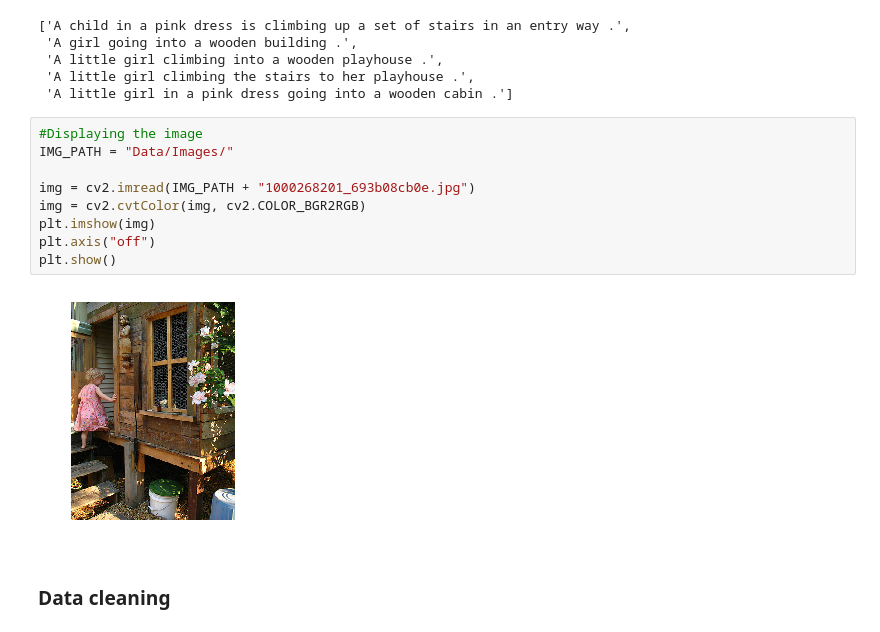
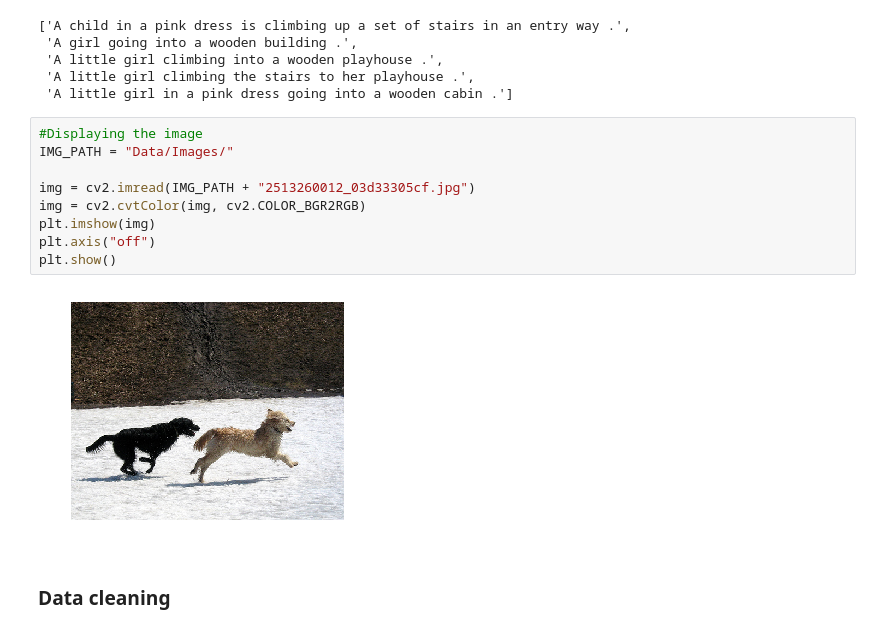
Before and after one commit to CheshtaK/Image-Captioning, a Jupyter notebook: Image Captioning.ipynb, the cells around one changed output. Saved outputs shown, nothing was run; the diff lists cells and outputs as text.

```diff
--- a/Image Captioning.ipynb
+++ b/Image Captioning.ipynb
@@ -61,14 +60,14 @@ descriptions["1000268201_693b08cb0e"]
 # %%
 #Displaying the image
 IMG_PATH = "Data/Images/"
 
-img = cv2.imread(IMG_PATH + "1000268201_693b08cb0e.jpg")
+img = cv2.imread(IMG_PATH + "2513260012_03d33305cf.jpg")
 img = cv2.cvtColor(img, cv2.COLOR_BGR2RGB)
 plt.imshow(img)
 plt.axis("off")
 plt.show()
 # %% [output]
-[figure, old version]
+[figure, new version]
 # %% [markdown]
 ### Data cleaning
 # %%
```
Also changed, not shown: parts of 19 cells of this notebook, 1 other file.
